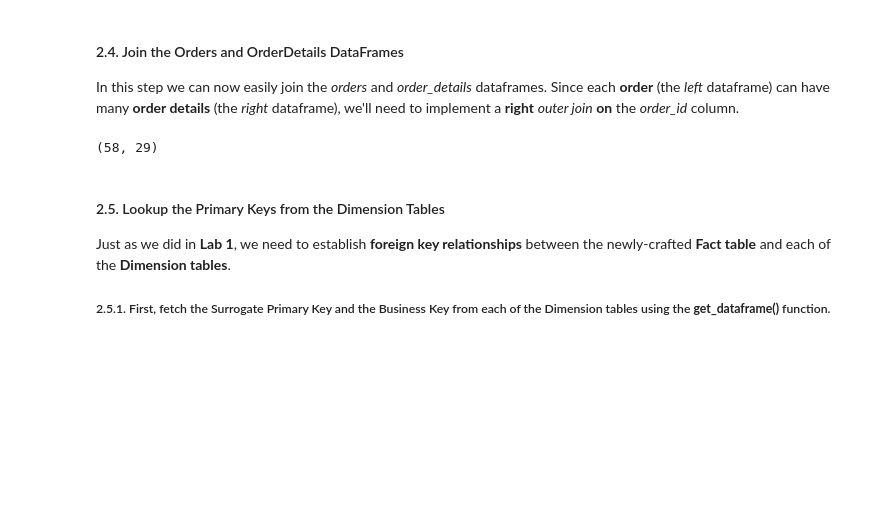
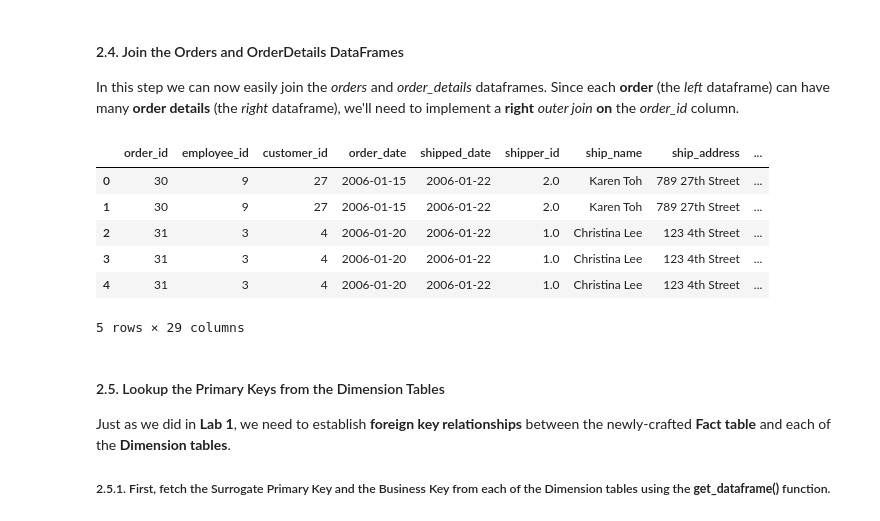
Before and after one commit to 22ai/DS-2002, a Jupyter notebook: 02-Python/Lab-03-Python-Extract-Transform-Load.ipynb, the cells around one changed output. Cells and saved outputs as stored; diff of their text form; code cells hidden in the pictures; blank space fills up the shorter version.

```diff
--- a/02-Python/Lab-03-Python-Extract-Transform-Load.ipynb
+++ b/02-Python/Lab-03-Python-Extract-Transform-Load.ipynb
@@ -308,9 +306,15 @@ In this step we can now easily join the *orders* and *order_details* dataframes.
 # %%
 df_fact_orders = pd.merge(df_orders, df_order_details, on="order_id", how="right")
 # %%
-df_fact_orders.shape
+df_fact_orders.head()
 # %% [output]
+|  | order_id | employee_id | customer_id | order_date | shipped_date | shipper_id | ship_name | ship_address | ... |
+| 0 | 30 | 9 | 27 | 2006-01-15 | 2006-01-22 | 2.0 | Karen Toh | 789 27th Street | ... |
+| 1 | 30 | 9 | 27 | 2006-01-15 | 2006-01-22 | 2.0 | Karen Toh | 789 27th Street | ... |
+| 2 | 31 | 3 | 4 | 2006-01-20 | 2006-01-22 | 1.0 | Christina Lee | 123 4th Street | ... |
+| 3 | 31 | 3 | 4 | 2006-01-20 | 2006-01-22 | 1.0 | Christina Lee | 123 4th Street | ... |
+| 4 | 31 | 3 | 4 | 2006-01-20 | 2006-01-22 | 1.0 | Christina Lee | 123 4th Street | ... |
-(58, 29)
+5 rows × 29 columns
 # %% [markdown]
 #### 2.5. Lookup the Primary Keys from the Dimension Tables
 Just as we did in **Lab 1**, we need to establish **foreign key relationships** between the newly-crafted **Fact table** and each of the **Dimension tables**.
```
Also changed, not shown: parts of 9 cells of this notebook.
